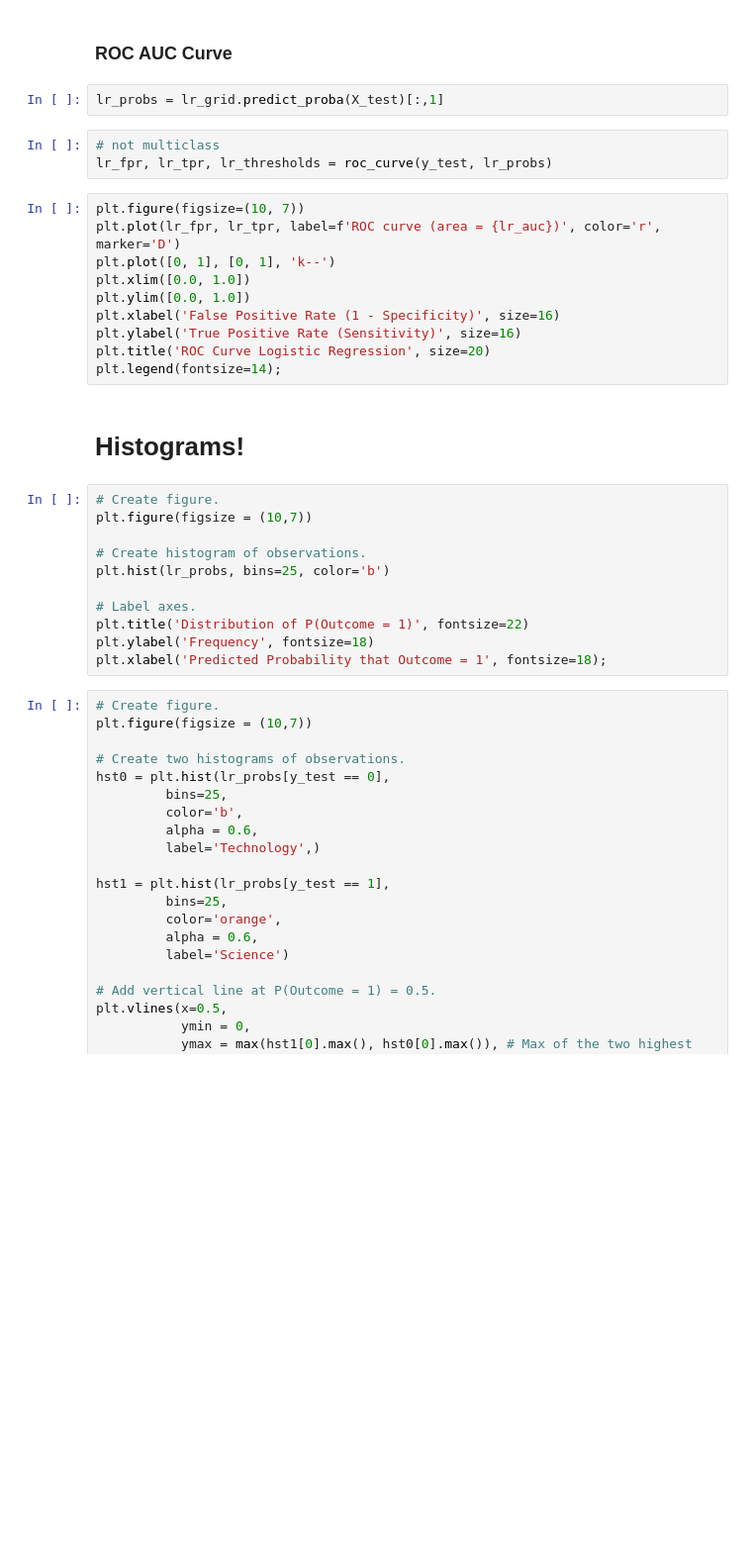
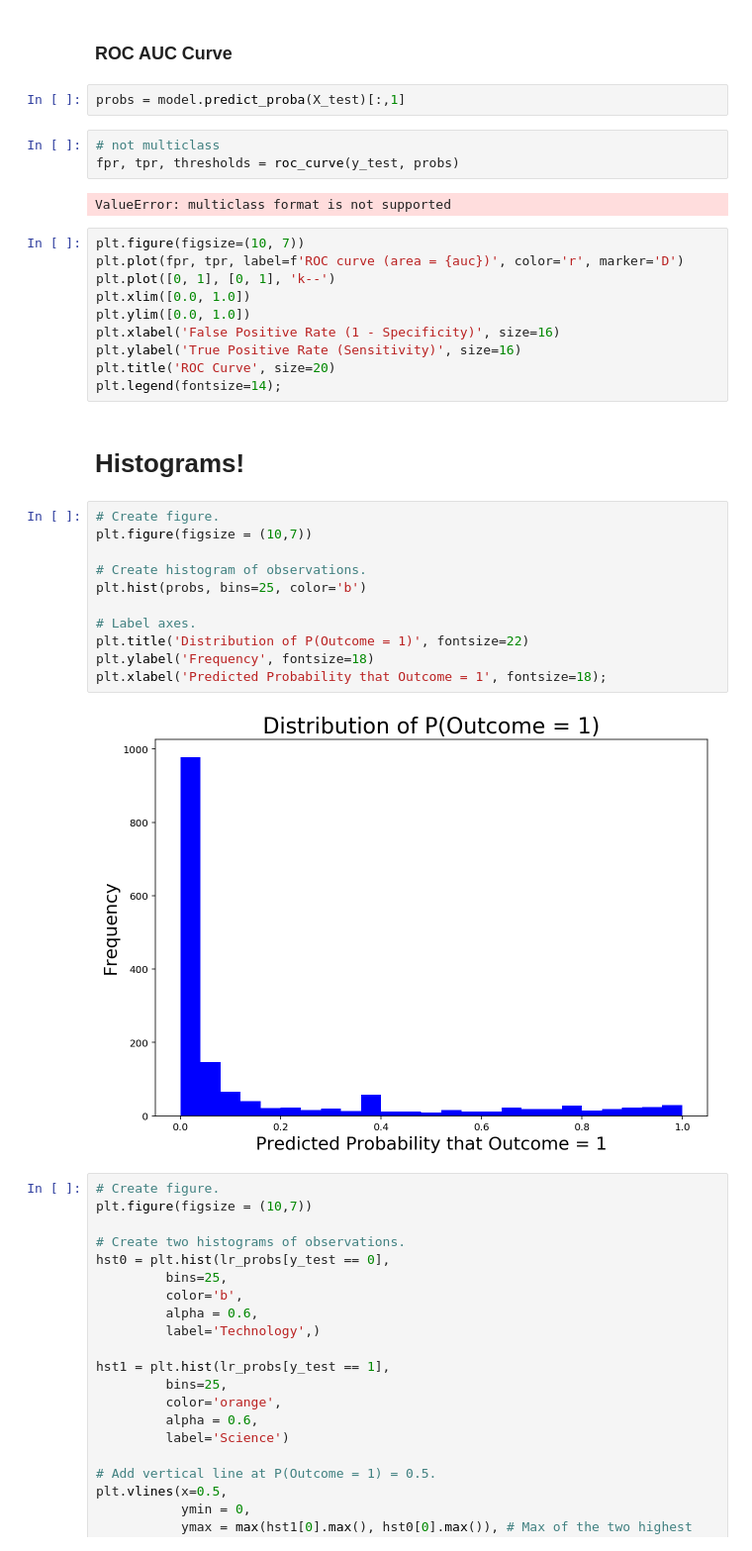
Before and after one commit to datapointchris/reddit-nlp, a Jupyter notebook: code/ds_workflow.ipynb, the cells around one changed output. Shown at 99% size. Cells and saved outputs as stored; diff of their text form; blank space fills up the shorter version.

```diff
--- a/code/ds_workflow.ipynb
+++ b/code/ds_workflow.ipynb
@@ -376,33 +457,37 @@ lr_auc
 # %% [markdown]
 ### ROC AUC Curve
 # %%
-lr_probs = lr_grid.predict_proba(X_test)[:,1]
+probs = model.predict_proba(X_test)[:,1]
 # %%
 # not multiclass
-lr_fpr, lr_tpr, lr_thresholds = roc_curve(y_test, lr_probs)
+fpr, tpr, thresholds = roc_curve(y_test, probs)
+# %% [output]
+ValueError: multiclass format is not supported
 # %%
 plt.figure(figsize=(10, 7))
-plt.plot(lr_fpr, lr_tpr, label=f'ROC curve (area = {lr_auc})', color='r', marker='D')
+plt.plot(fpr, tpr, label=f'ROC curve (area = {auc})', color='r', marker='D')
 plt.plot([0, 1], [0, 1], 'k--')
 plt.xlim([0.0, 1.0])
 plt.ylim([0.0, 1.0])
 plt.xlabel('False Positive Rate (1 - Specificity)', size=16)
 plt.ylabel('True Positive Rate (Sensitivity)', size=16)
-plt.title('ROC Curve Logistic Regression', size=20)
+plt.title('ROC Curve', size=20)
 plt.legend(fontsize=14);
 # %% [markdown]
 # Histograms!
 # %%
 # Create figure.
 plt.figure(figsize = (10,7))
 
 # Create histogram of observations.
-plt.hist(lr_probs, bins=25, color='b')
+plt.hist(probs, bins=25, color='b')
 
 # Label axes.
 plt.title('Distribution of P(Outcome = 1)', fontsize=22)
 plt.ylabel('Frequency', fontsize=18)
 plt.xlabel('Predicted Probability that Outcome = 1', fontsize=18);
+# %% [output]
+[figure, added]
 # %%
 # Create figure.
 plt.figure(figsize = (10,7))
```
Also changed, not shown: parts of 18 cells of this notebook.
